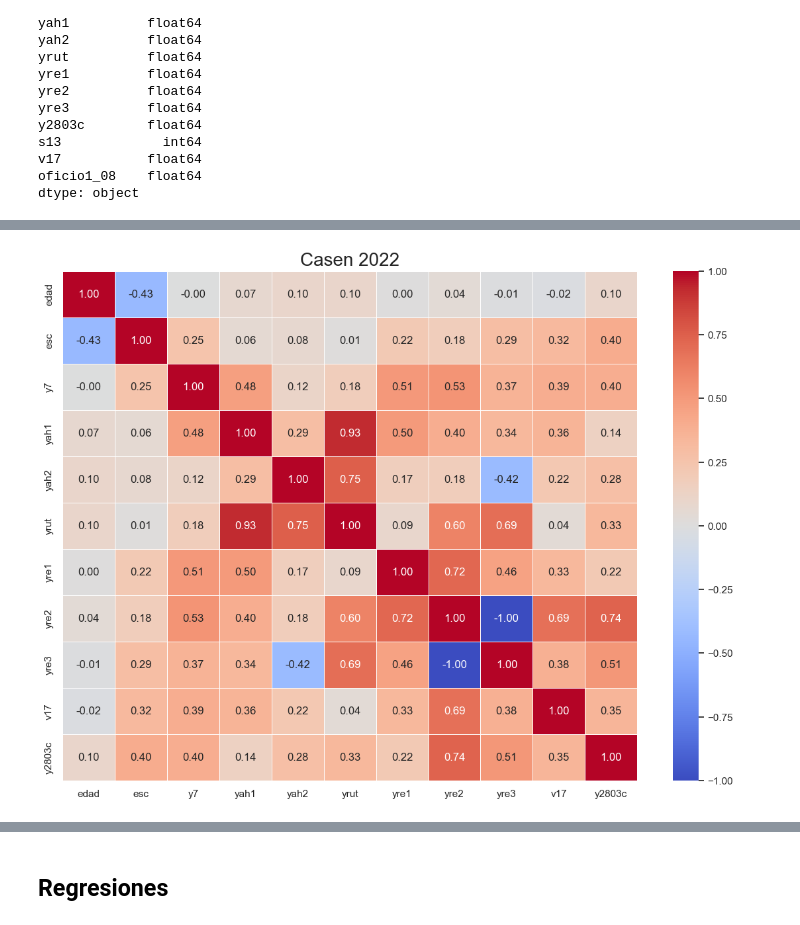
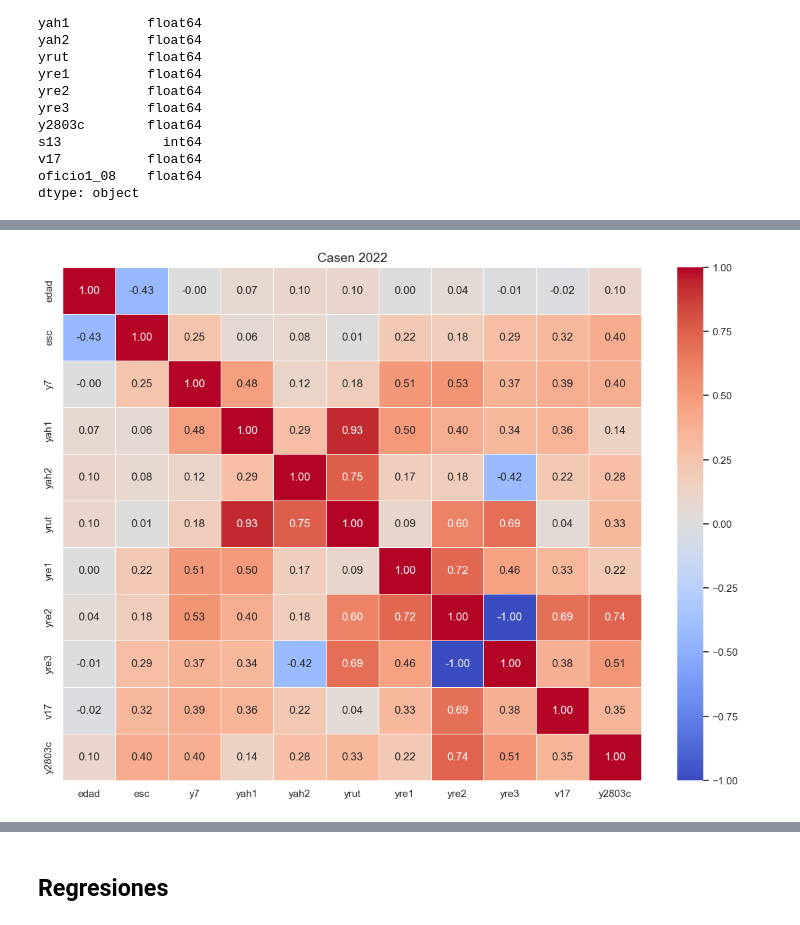
Before and after one commit to paulavsoto/Pensiones-AFP, a Jupyter notebook: Casen_2022_excel.ipynb, the cells around one changed output, grey strips where cells are left out. Drawn from its saved outputs; the diff is of its cells as text; code cells hidden in the pictures.

```diff
--- a/Casen_2022_excel.ipynb
+++ b/Casen_2022_excel.ipynb
@@ -325,20 +274,20 @@ Estadística Descriptiva:
 # %%
 # Selecciona las columnas de interés
 columnas_interes = df[['edad','esc', 'y7', 'yah1',
                        'yah2', 'yrut', 'yre1','yre2',
                        'yre3', 'v17', 'y2803c'
                        ]]
 
-# Configura el estilo de Seaborn (opcional)
+# Configura el estilo de Seaborn
 sns.set(style="whitegrid")
 
 # Crea un mapa de calor a partir de las columnas seleccionadas
 plt.figure(figsize=(14, 10))  # Tamaño de la figura
 sns.heatmap(columnas_interes.corr(), annot=True, cmap="coolwarm", linewidths=0.5, fmt=".2f")  # Calcula la correlación
                                                                                    # y muestra los valores
 
-plt.title("Casen 2022", fontsize=20)  # Título del gráfico
+plt.title("Casen 2022", fontsize=14)
 plt.show()
 # %% [output]
-[figure, old version]
+[figure, new version]
 # %% [markdown]
```
Also changed, not shown: parts of 31 cells of this notebook, 4 other files.
